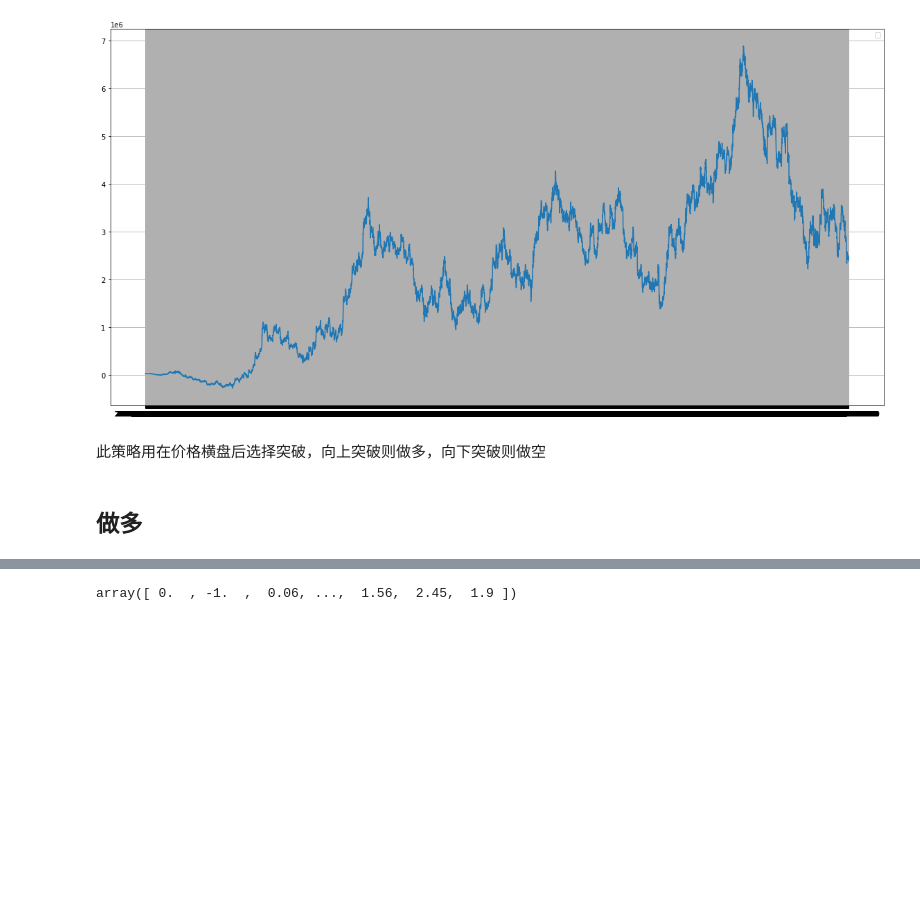
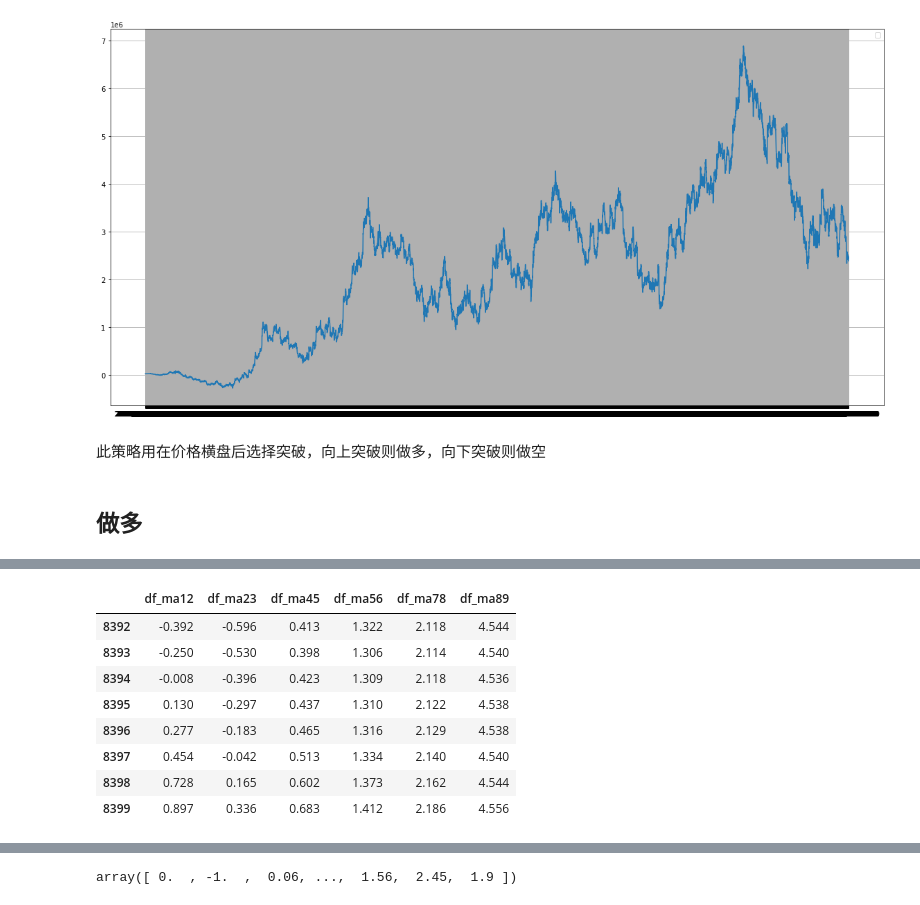
Before and after one commit to nuswgg/quants_qa, a Jupyter notebook: python/Py Quant Trading Practise/测试RB.ipynb, the cells around one changed output, grey strips where cells are left out. Drawn from its saved outputs; the diff is of its cells as text; code cells hidden in the pictures; blank space fills up the shorter version.

```diff
--- a/python/Py Quant Trading Practise/测试RB.ipynb
+++ b/python/Py Quant Trading Practise/测试RB.ipynb
@@ -1002,0 +1063,5 @@ x = test.values
+# %%
+# df_ma = base[['df_ma12','df_ma23','df_ma34','df_ma45','df_ma56','df_ma67','df_ma78','df_ma89']]
+df_ma = base[['df_ma12','df_ma23','df_ma45','df_ma56','df_ma78','df_ma89']]
+# 如果临近的2个bias相加等于df_ma 则表现价格位于2条ma之间
+# bias1 和 bias9 相减 对于df_ma19
@@ -1002,0 +1114,12 @@ x = test.values
+# %%
+df_ma.iloc[8392:]
+# %% [output]
+|  | df_ma12 | df_ma23 | df_ma45 | df_ma56 | df_ma78 | df_ma89 |
+| 8392 | -0.392 | -0.596 | 0.413 | 1.322 | 2.118 | 4.544 |
+| 8393 | -0.250 | -0.530 | 0.398 | 1.306 | 2.114 | 4.540 |
+| 8394 | -0.008 | -0.396 | 0.423 | 1.309 | 2.118 | 4.536 |
+| 8395 | 0.130 | -0.297 | 0.437 | 1.310 | 2.122 | 4.538 |
+| 8396 | 0.277 | -0.183 | 0.465 | 1.316 | 2.129 | 4.538 |
+| 8397 | 0.454 | -0.042 | 0.513 | 1.334 | 2.140 | 4.540 |
+| 8398 | 0.728 | 0.165 | 0.602 | 1.373 | 2.162 | 4.544 |
+| 8399 | 0.897 | 0.336 | 0.683 | 1.412 | 2.186 | 4.556 |
```
Also changed, not shown: parts of 38 cells of this notebook, 1 other file.
